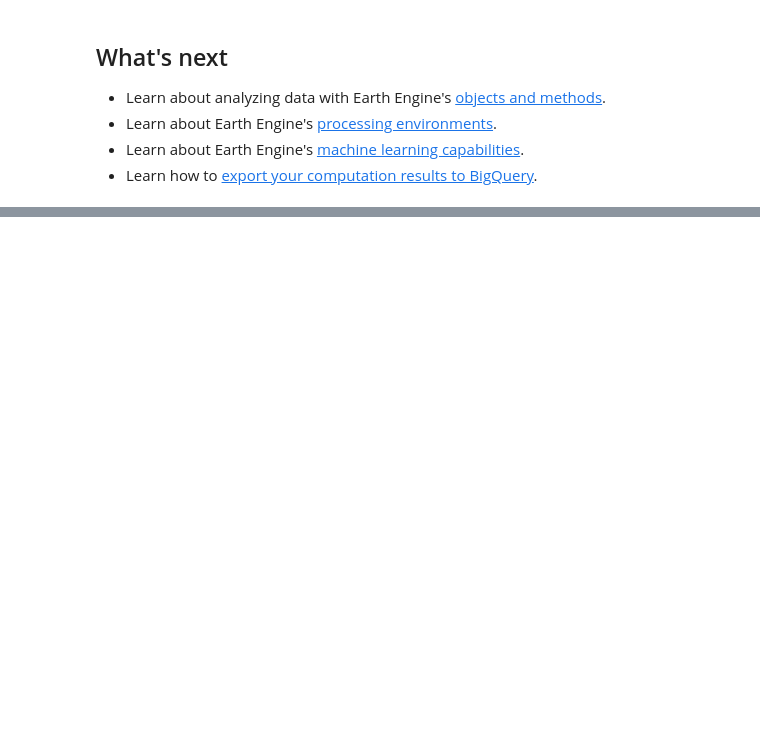
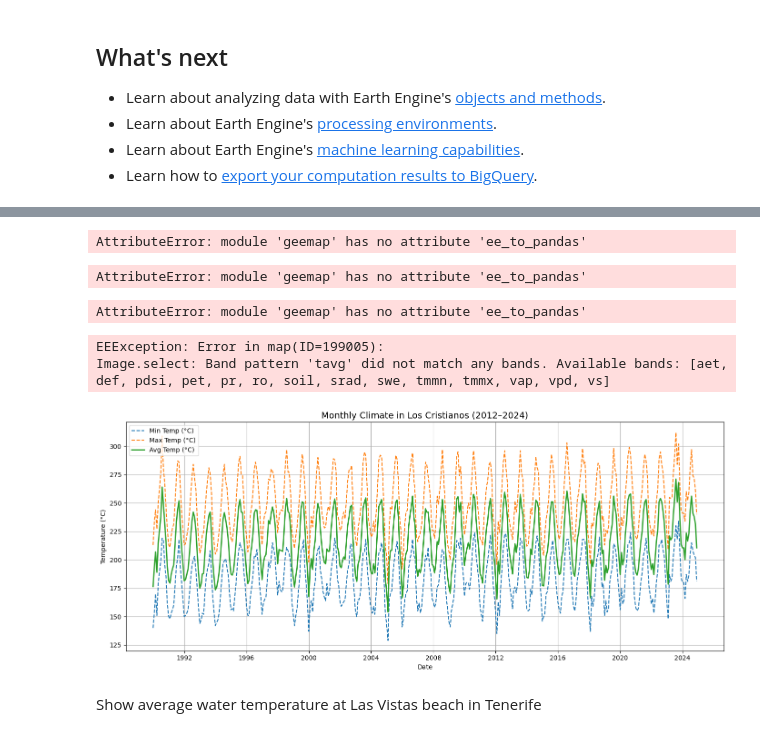
Before and after one commit to minadreamer/GEE, a Jupyter notebook: guides/linked/generated/quickstart_python.ipynb, the cells around one changed output, grey strips where cells are left out. Drawn from its saved outputs; the diff is of its cells as text; code cells hidden in the pictures; blank space fills up the shorter version.

```diff
--- a/guides/linked/generated/quickstart_python.ipynb
+++ b/guides/linked/generated/quickstart_python.ipynb
@@ -138,0 +147,6 @@ alt.Chart(city_climates_dataframe).mark_bar(size=100).encode(
+# %%
+# 2. Load TerraClimate and filter by date
+terraclimate = ee.ImageCollection("IDAHO_EPSCOR/TERRACLIMATE") \
+  .filterBounds(los_cristianos) \
+  .filterDate("1990-01-01", "2024-12-31") \
+  .select(['tmmn', 'tmmx', 'tavg'])  # already in °C
@@ -138,0 +169,48 @@ alt.Chart(city_climates_dataframe).mark_bar(size=100).encode(
+# %%
+# 4. Map the function over the collection
+monthly_stats = terraclimate.map(extract_monthly_climate)
+monthly_fc = ee.FeatureCollection(monthly_stats)
+# %%
+# 5. Export to pandas DataFrame for plotting
+df = geemap.ee_to_pandas(monthly_fc)
+df['date'] = pd.to_datetime(df['date'])
+# %% [output]
+AttributeError: module 'geemap' has no attribute 'ee_to_pandas'
+# %%
+# 5. Export to pandas DataFrame for plotting
+# Ensure the main geemap library is imported to access ee_to_pandas
+import geemap
+
+df = geemap.ee_to_pandas(monthly_fc)
+df['date'] = pd.to_datetime(df['date'])
+# %% [output]
+AttributeError: module 'geemap' has no attribute 'ee_to_pandas'
+# %%
+# Ensure the main geemap library is imported to access ee_to_pandas
+import geemap
+
+df = geemap.ee_to_pandas(monthly_fc)
+df['date'] = pd.to_datetime(df['date'])
+# %% [output]
+AttributeError: module 'geemap' has no attribute 'ee_to_pandas'
+# %%
+# 5. Convert FeatureCollection to a Python list of dictionaries
+features = monthly_fc.getInfo()['features']
+data = []
+
+for f in features:
+    props = f['properties']
+    data.append({
+        'date': props['date'],
+        'tmmn': props['tmmn'],
+        'tmmx': props['tmmx'],
+        'tavg': props['tavg']
+    })
+
+# 6. Load into pandas
+import pandas as pd
+df = pd.DataFrame(data)
+df['date'] = pd.to_datetime(df['date'])
+# %% [output]
+EEException: Error in map(ID=199005):
+Image.select: Band pattern 'tavg' did not match any bands. Available bands: [aet, def, pdsi, pet, pr, ro, soil, srad, swe, tmmn, tmmx, vap, vpd, vs]
@@ -138,0 +264,19 @@ alt.Chart(city_climates_dataframe).mark_bar(size=100).encode(
+# %%
+import matplotlib.pyplot as plt
+
+plt.figure(figsize=(14,6))
+plt.plot(df['date'], df['tmmn'], label='Min Temp (°C)', linestyle='--')
+plt.plot(df['date'], df['tmmx'], label='Max Temp (°C)', linestyle='--')
+plt.plot(df['date'], df['tavg'], label='Avg Temp (°C)', linewidth=2)
+
+plt.title("Monthly Climate in Los Cristianos (2012–2024)", fontsize=14)
+plt.xlabel("Date")
+plt.ylabel("Temperature (°C)")
+plt.grid(True)
+plt.legend()
+plt.tight_layout()
+plt.show()
+# %% [output]
+[figure, added]
+# %% [markdown]
+Show average water temperature at Las Vistas beach in Tenerife
```
Also changed, not shown: parts of 11 cells of this notebook.
